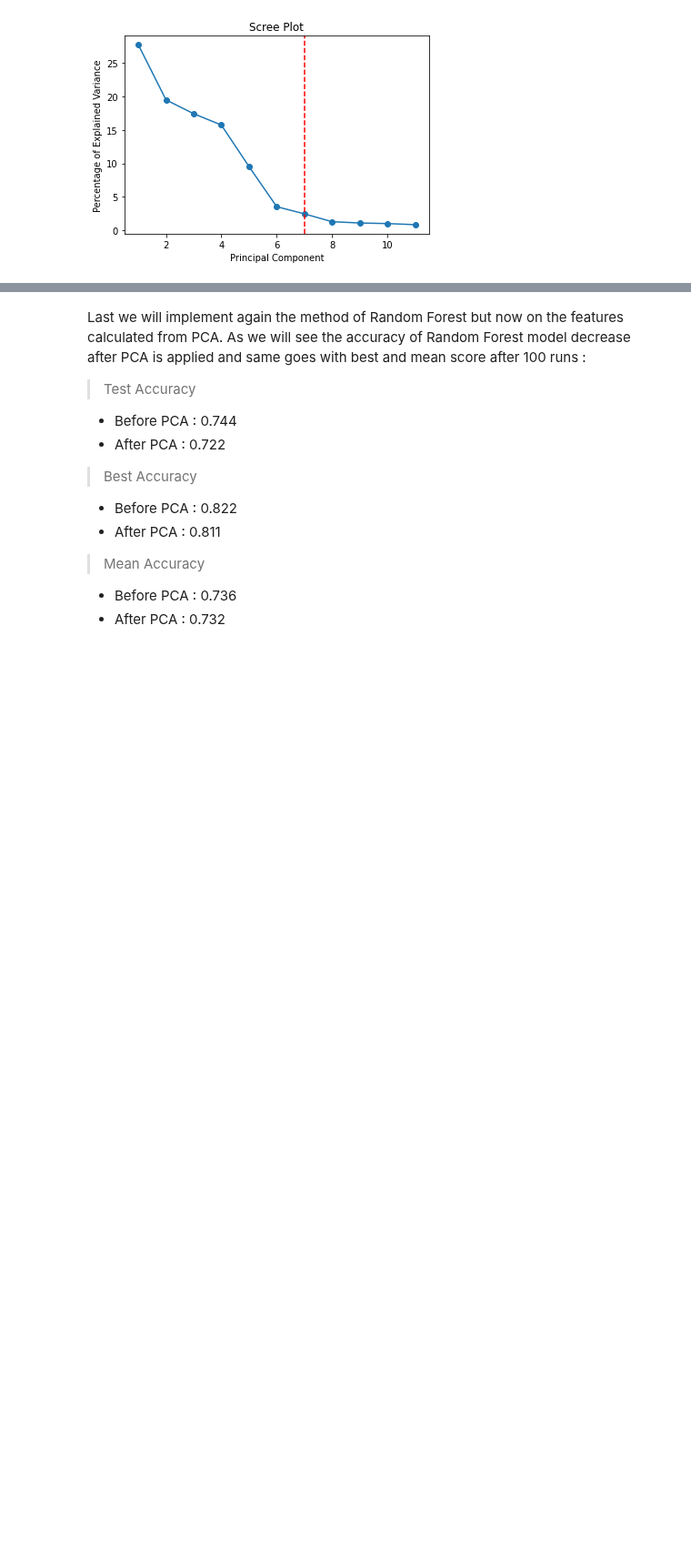
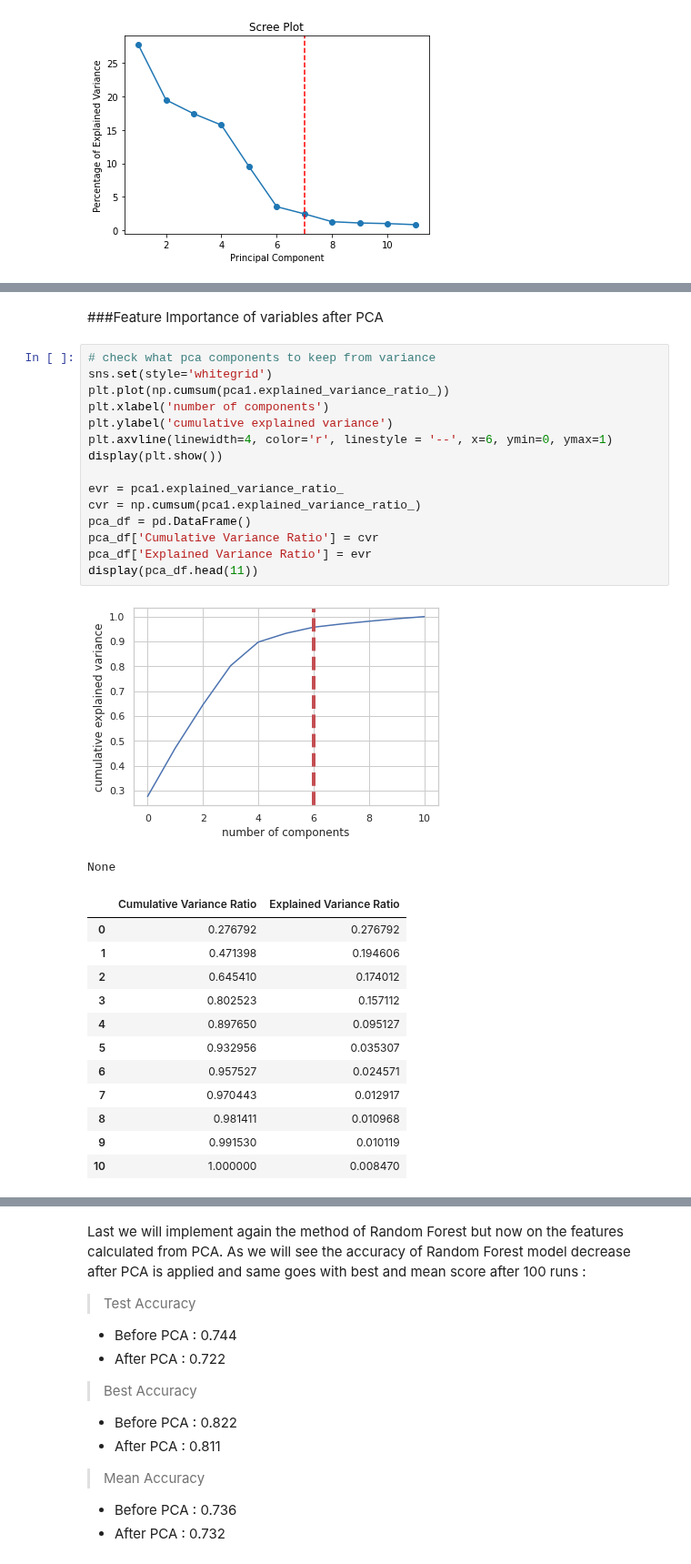
Before and after one commit to spros1/HeartFailureAnalysis, a Jupyter notebook: ExcerA_Heart_Failure.ipynb, the cells around one changed output, grey strips where cells are left out. Shown at 91% size. Cells and saved outputs as stored; diff of their text form; blank space fills up the shorter version.

```diff
--- a/ExcerA_Heart_Failure.ipynb
+++ b/ExcerA_Heart_Failure.ipynb
@@ -437,0 +451,32 @@ for i in range(0,7):
+# %% [markdown]
+###Feature Importance of variables after PCA
+# %%
+# check what pca components to keep from variance
+sns.set(style='whitegrid')
+plt.plot(np.cumsum(pca1.explained_variance_ratio_))
+plt.xlabel('number of components')
+plt.ylabel('cumulative explained variance')
+plt.axvline(linewidth=4, color='r', linestyle = '--', x=6, ymin=0, ymax=1)
+display(plt.show())
+
+evr = pca1.explained_variance_ratio_
+cvr = np.cumsum(pca1.explained_variance_ratio_)
+pca_df = pd.DataFrame()
+pca_df['Cumulative Variance Ratio'] = cvr
+pca_df['Explained Variance Ratio'] = evr
+display(pca_df.head(11))
+# %% [output]
+[figure, added]
+None
+|  | Cumulative Variance Ratio | Explained Variance Ratio |
+| 0 | 0.276792 | 0.276792 |
+| 1 | 0.471398 | 0.194606 |
+| 2 | 0.645410 | 0.174012 |
+| 3 | 0.802523 | 0.157112 |
+| 4 | 0.897650 | 0.095127 |
+| 5 | 0.932956 | 0.035307 |
+| 6 | 0.957527 | 0.024571 |
+| 7 | 0.970443 | 0.012917 |
+| 8 | 0.981411 | 0.010968 |
+| 9 | 0.991530 | 0.010119 |
+| 10 | 1.000000 | 0.008470 |
```
Also changed, not shown: parts of 30 cells of this notebook.
